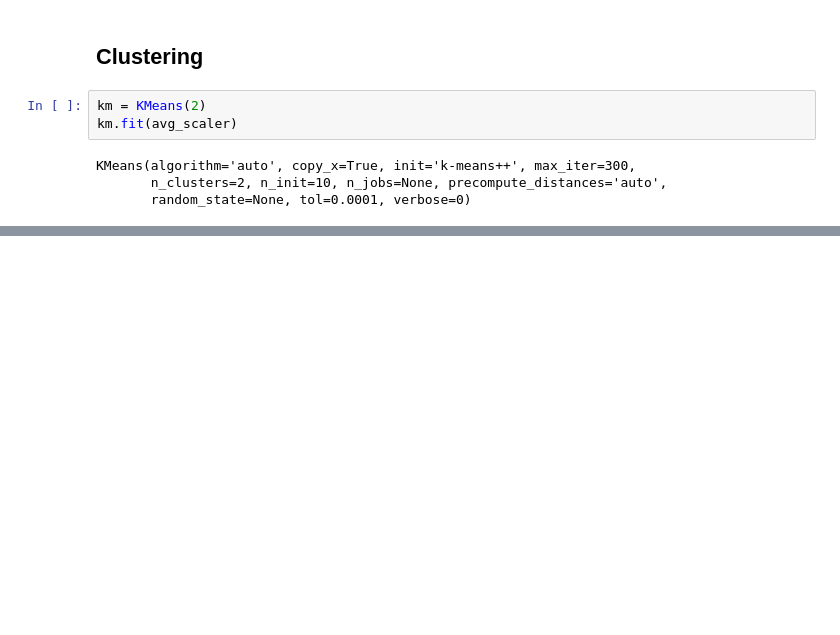
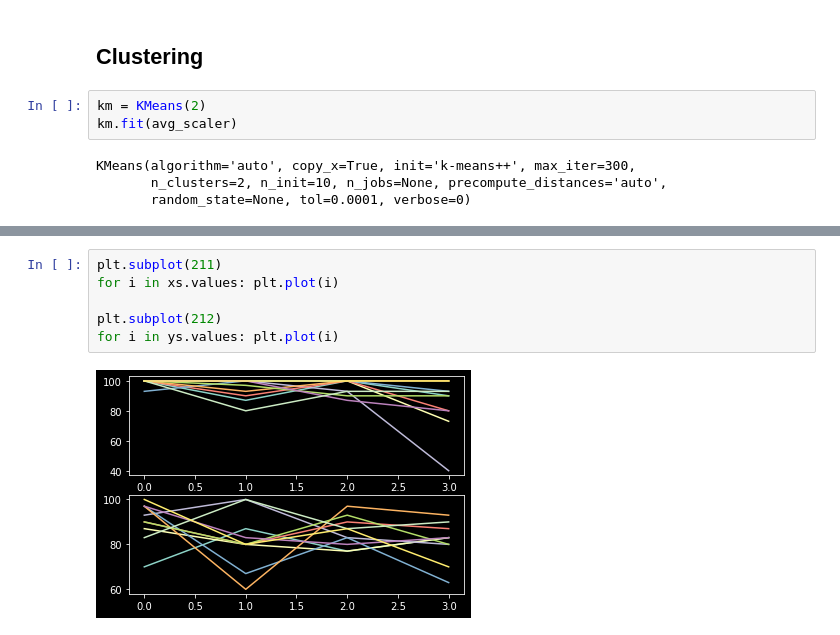
Before and after one commit to bdintu/measure-the-volume-of-music-in-each-genre, a Jupyter notebook: notebook.ipynb, the cells around one changed output, grey strips where cells are left out. Cells and saved outputs as stored; diff of their text form; blank space fills up the shorter version.

```diff
--- a/notebook.ipynb
+++ b/notebook.ipynb
@@ -239,0 +240,8 @@ plt.plot( 'avg_pop', 'avg_edm', data=ys)
+# %%
+plt.subplot(211)
+for i in xs.values: plt.plot(i)
+
+plt.subplot(212)
+for i in ys.values: plt.plot(i)
+# %% [output]
+[figure, added]
```
Also changed, not shown: parts of 6 cells of this notebook.
